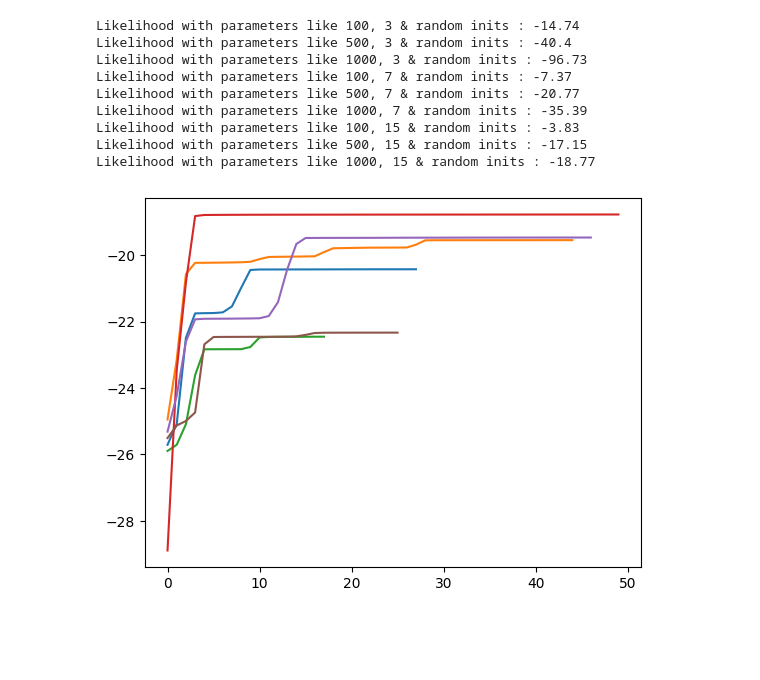
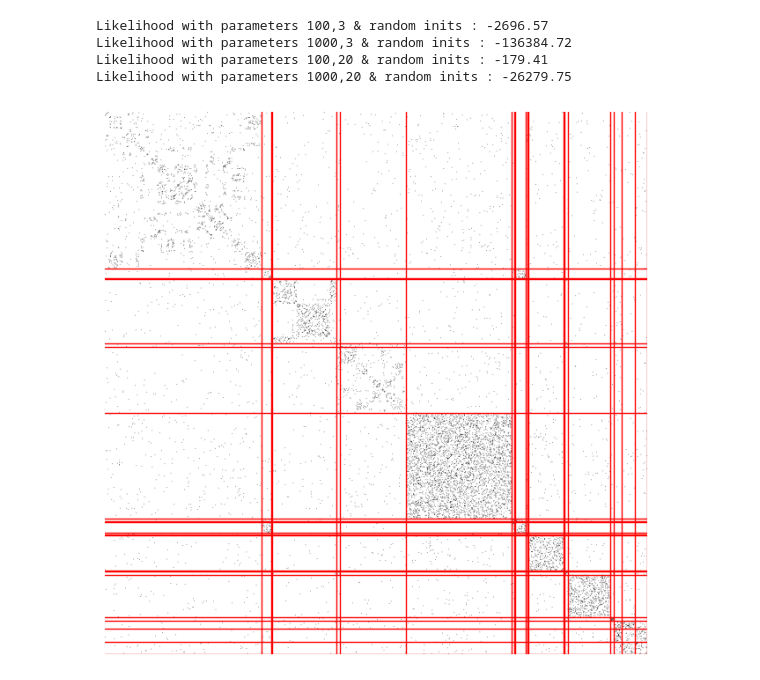
Before and after one commit to QMoayedpour/PGM_MVA, a Jupyter notebook: ntbk/model_init.ipynb, the cells around one changed output. Saved outputs shown, nothing was run; the diff lists cells and outputs as text; code cells hidden in the pictures; blank space fills up the shorter version.

```diff
--- a/ntbk/model_init.ipynb
+++ b/ntbk/model_init.ipynb
@@ -35,6 +36,6 @@ model.plot_logs_path() # init = "" signifie une initialisation aléatoire pour t
 mp.set_start_method('spawn', force=True)
 
 model = MixtureModel(sbm.adj, sbm.adj.shape[0], k, device='cuda') # K = 5
-resultats = model.em_parallelised_2( return_params=True, init="Sparse", max_it=50, tolerance=1e-4, num_inits=20)
+resultats = model.em_parallelised_2( return_params=True, init="Kmeans", max_it=50, tolerance=1e-4, num_inits=20)
 model.plot_logs_path()
 # %% [output]
@@ -42,7 +43,7 @@ model.plot_logs_path()
 # %%
-list_inits = ["", "Sparse", "Kmeans"]
-list_Q = [3, 7, 15]
-list_n = [100, 500, 1000]
+list_inits = ["Random", "Sparse", "Kmeans"]
+list_Q = [3, 20]
+list_n = [100, 1000]
 all_res = {}
 
 for init in list_inits:
@@ -52,11 +53,12 @@ for Q in list_Q:
     for n in list_n:
         sbm = MySbmFromScratch()
 
-        sbm.generate_graph(N=n, K=Q, _lambda=0.1, multiplier=0.1, alpha=1.5)
+        sbm.generate_graph(N=n, K=Q, _lambda=0.1, multiplier=1.3, alpha=1.5)
+
         for init in tqdm(list_inits, desc=f'computing for n = {n} & Q = {Q}'):
             mp.set_start_method('spawn', force=True)
             model = MixtureModel(sbm.adj, sbm.adj.shape[0], Q, device='cuda')
-            resultats = model.em_parallelised_2( return_params=True, init=init, max_it=50, tolerance=1e-4, num_inits=20,
+            resultats = model.em_parallelised_2( return_params=True, init=init, max_it=50, tolerance=1e-4, num_inits=5,
                                                 verbose=False)
             all_res[init][f"{n},{Q}"] = model.all_res
-            all_res[init][f"like {n}, {Q}"] = resultats["likelihood"]
+            all_res[init][f"like {n},{Q}"] = resultats["likelihood"]
@@ -109,19 +83,17 @@ Likelihood with parameters like 1000, 15 & random inits : -20.73
 # %%
 for key in all_res["Kmeans"].keys():
     if key[:4] == "like":
-        print(f"Likelihood with parameters {key} & random inits :", round(all_res["Kmeans"][key],2))
+        print(f"Likelihood with parameters {key[5:]} & random inits :", round(all_res["Kmeans"][key],2))
 # %% [output]
-Likelihood with parameters like 100, 3 & random inits : -14.74
-Likelihood with parameters like 500, 3 & random inits : -40.4
-Likelihood with parameters like 1000, 3 & random inits : -96.73
-Likelihood with parameters like 100, 7 & random inits : -7.37
-Likelihood with parameters like 500, 7 & random inits : -20.77
-Likelihood with parameters like 1000, 7 & random inits : -35.39
-Likelihood with parameters like 100, 15 & random inits : -3.83
-Likelihood with parameters like 500, 15 & random inits : -17.15
-Likelihood with parameters like 1000, 15 & random inits : -18.77
+Likelihood with parameters 100,3 & random inits : -2696.57
+Likelihood with parameters 1000,3 & random inits : -136384.72
+Likelihood with parameters 100,20 & random inits : -179.41
+Likelihood with parameters 1000,20 & random inits : -26279.75
-# %%
-for idx in all_res["Kmeans"]["1000,15"]:
-    plt.plot(idx["logs_like"])
-# %% [output]
-[figure, removed]
+# %%
+model = MixtureModel(sbm.adj, sbm.adj.shape[0], Q, device='cuda')
+resultats = model.em_parallelised_2( return_params=True, init=init, max_it=50, tolerance=1e-4, num_inits=20,
+                                    verbose=True)
+# %%
+model.plot_preds_adjancy(resultats["tau"])
+# %% [output]
+[figure, added]
```
Also changed, not shown: parts of 10 cells of this notebook.
